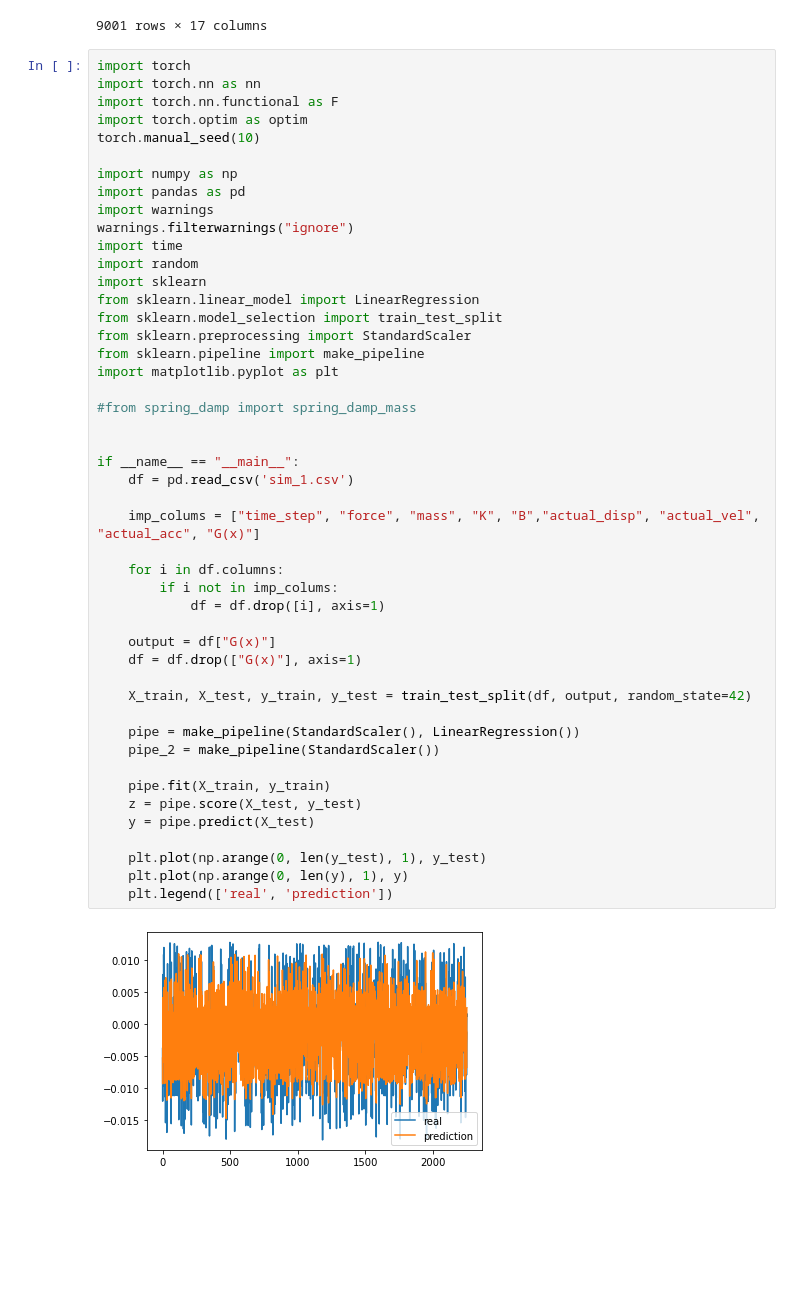
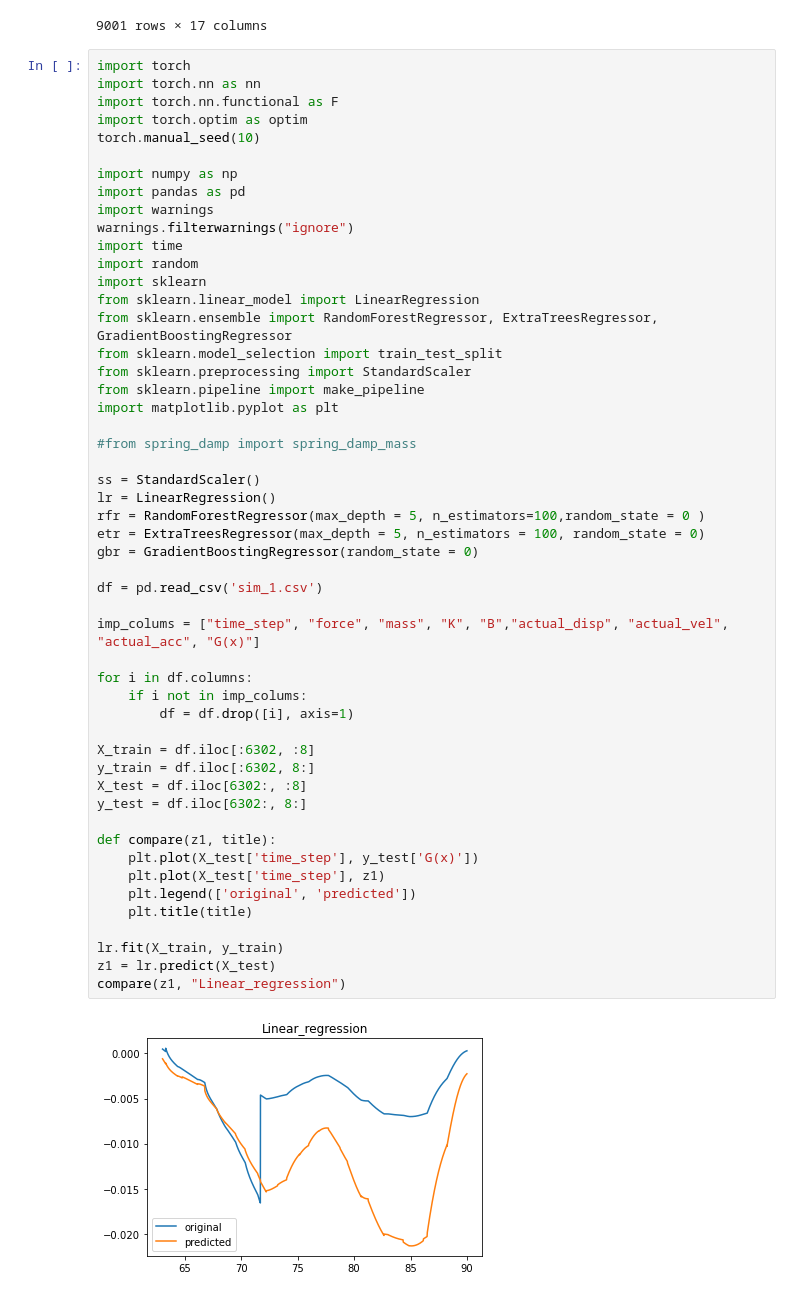
Before and after one commit to bharadwaj1098/Auto, a Jupyter notebook: graphs.ipynb, the cells around one changed output. Cells and saved outputs as stored; diff of their text form; blank space fills up the shorter version.

```diff
--- a/graphs.ipynb
+++ b/graphs.ipynb
@@ -78,49 +78,53 @@ df
 # %%
 import torch
 import torch.nn as nn
 import torch.nn.functional as F
 import torch.optim as optim
 torch.manual_seed(10)
 
 import numpy as np
 import pandas as pd
 import warnings
 warnings.filterwarnings("ignore")
 import time
 import random
 import sklearn
 from sklearn.linear_model import LinearRegression
+from sklearn.ensemble import RandomForestRegressor, ExtraTreesRegressor, GradientBoostingRegressor
 from sklearn.model_selection import train_test_split
 from sklearn.preprocessing import StandardScaler
 from sklearn.pipeline import make_pipeline
 import matplotlib.pyplot as plt
 
 #from spring_damp import spring_damp_mass
 
+ss = StandardScaler()
+lr = LinearRegression()
+rfr = RandomForestRegressor(max_depth = 5, n_estimators=100,random_state = 0 )
+etr = ExtraTreesRegressor(max_depth = 5, n_estimators = 100, random_state = 0)
+gbr = GradientBoostingRegressor(random_state = 0)
 
-if __name__ == "__main__":
-    df = pd.read_csv('sim_1.csv')
+df = pd.read_csv('sim_1.csv')
 
-    imp_colums = ["time_step", "force", "mass", "K", "B","actual_disp", "actual_vel", "actual_acc", "G(x)"]
+imp_colums = ["time_step", "force", "mass", "K", "B","actual_disp", "actual_vel", "actual_acc", "G(x)"]
 
-    for i in df.columns:
-        if i not in imp_colums:
-            df = df.drop([i], axis=1)
+for i in df.columns:
+    if i not in imp_colums:
+        df = df.drop([i], axis=1)
 
-    output = df["G(x)"]
-    df = df.drop(["G(x)"], axis=1)
+X_train = df.iloc[:6302, :8]
+y_train = df.iloc[:6302, 8:]
+X_test = df.iloc[6302:, :8]
+y_test = df.iloc[6302:, 8:]
 
-    X_train, X_test, y_train, y_test = train_test_split(df, output, random_state=42)
+def compare(z1, title):
+    plt.plot(X_test['time_step'], y_test['G(x)'])
+    plt.plot(X_test['time_step'], z1)
+    plt.legend(['original', 'predicted'])
+    plt.title(title)
 
-    pipe = make_pipeline(StandardScaler(), LinearRegression())
-    pipe_2 = make_pipeline(StandardScaler())
-
-    pipe.fit(X_train, y_train)
-    z = pipe.score(X_test, y_test)
-    y = pipe.predict(X_test)
-
-    plt.plot(np.arange(0, len(y_test), 1), y_test)
-    plt.plot(np.arange(0, len(y), 1), y)
-    plt.legend(['real', 'prediction'])
+lr.fit(X_train, y_train)
+z1 = lr.predict(X_test)
+compare(z1, "Linear_regression")
 # %% [output]
-[figure, old version]
+[figure, new version]
```
Also changed, not shown: parts of 5 cells of this notebook.
